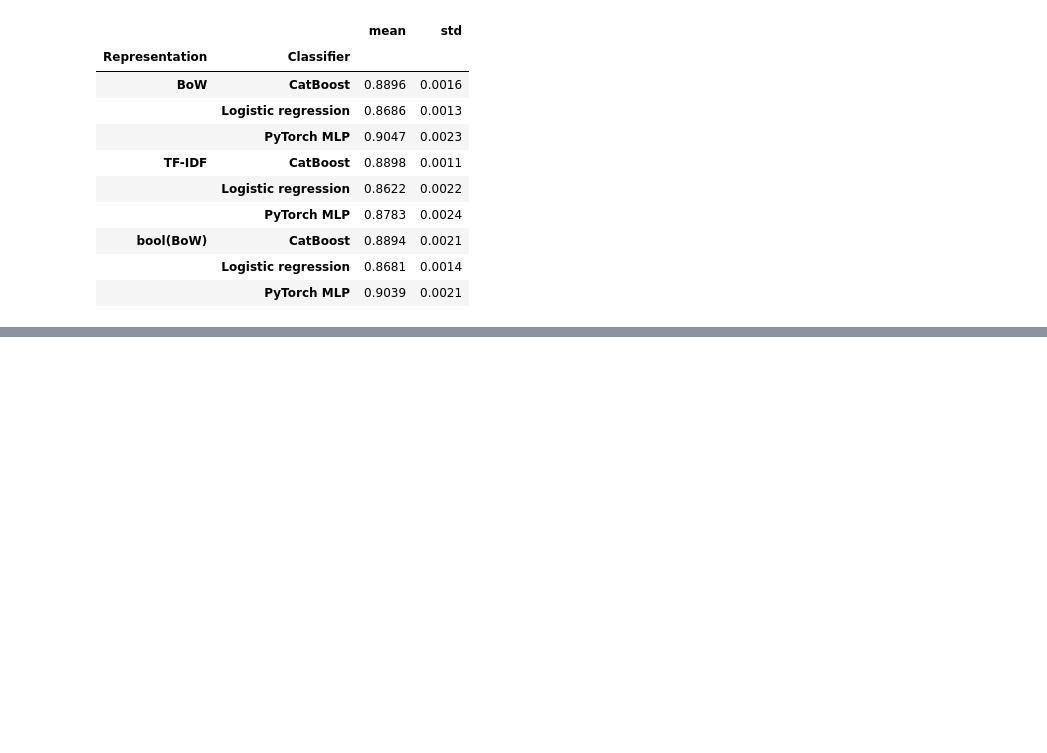
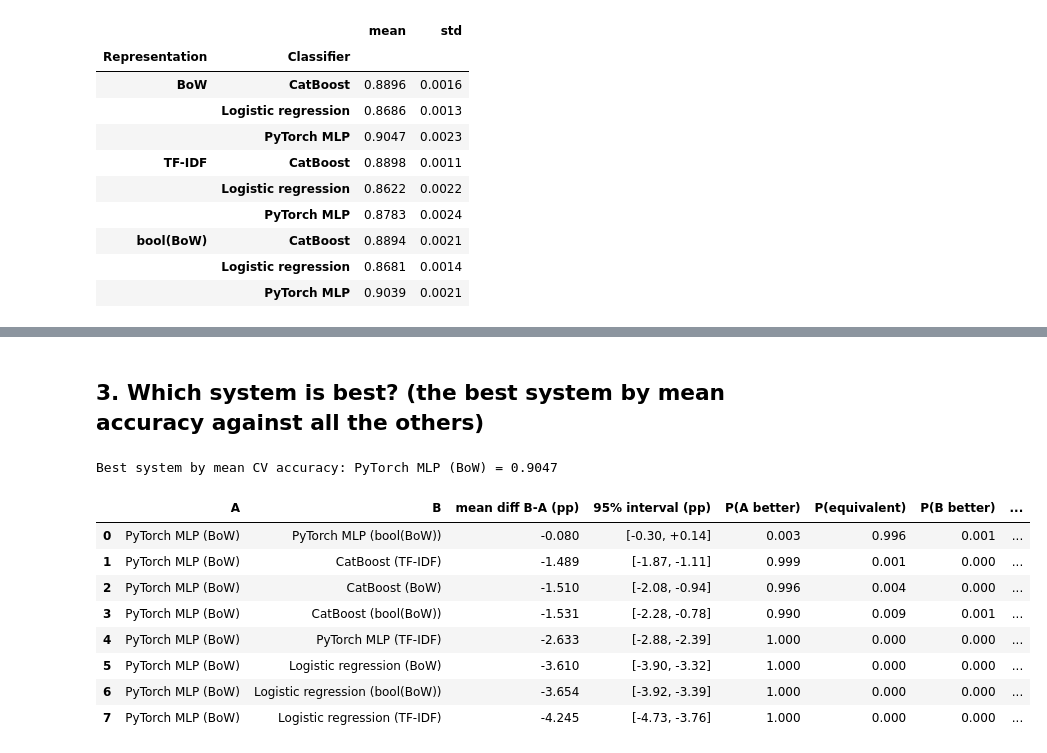
Before and after one commit to sumimmanis/nlp1-student, a Jupyter notebook: part1/project.ipynb, the cells around one changed output, grey strips where cells are left out. Saved outputs shown, nothing was run; the diff lists cells and outputs as text; code cells hidden in the pictures; blank space fills up the shorter version.

```diff
--- a/part1/project.ipynb
+++ b/part1/project.ipynb
@@ -293,0 +397,20 @@ fig.show()
+# %% [markdown]
+## 3. Which system is best? (the best system by mean accuracy against all the others)
+# %%
+means = scores.mean()
+best = means.idxmax()
+print(f"Best system by mean CV accuracy: {name(best)} = {means[best]:.4f}")
+
+best_vs_all = compare([(best, other) for other in scores.columns if other != best])
+best_vs_all.sort_values("mean diff B-A (pp)", ascending=False).reset_index(drop=True)
+# %% [output]
+Best system by mean CV accuracy: PyTorch MLP (BoW) = 0.9047
+|  | A | B | mean diff B-A (pp) | 95% interval (pp) | P(A better) | P(equivalent) | P(B better) | ... |
+| 0 | PyTorch MLP (BoW) | PyTorch MLP (bool(BoW)) | -0.080 | [-0.30, +0.14] | 0.003 | 0.996 | 0.001 | ... |
+| 1 | PyTorch MLP (BoW) | CatBoost (TF-IDF) | -1.489 | [-1.87, -1.11] | 0.999 | 0.001 | 0.000 | ... |
+| 2 | PyTorch MLP (BoW) | CatBoost (BoW) | -1.510 | [-2.08, -0.94] | 0.996 | 0.004 | 0.000 | ... |
+| 3 | PyTorch MLP (BoW) | CatBoost (bool(BoW)) | -1.531 | [-2.28, -0.78] | 0.990 | 0.009 | 0.001 | ... |
+| 4 | PyTorch MLP (BoW) | PyTorch MLP (TF-IDF) | -2.633 | [-2.88, -2.39] | 1.000 | 0.000 | 0.000 | ... |
+| 5 | PyTorch MLP (BoW) | Logistic regression (BoW) | -3.610 | [-3.90, -3.32] | 1.000 | 0.000 | 0.000 | ... |
+| 6 | PyTorch MLP (BoW) | Logistic regression (bool(BoW)) | -3.654 | [-3.92, -3.39] | 1.000 | 0.000 | 0.000 | ... |
+| 7 | PyTorch MLP (BoW) | Logistic regression (TF-IDF) | -4.245 | [-4.73, -3.76] | 1.000 | 0.000 | 0.000 | ... |
```
Also changed, not shown: parts of 11 cells of this notebook.
